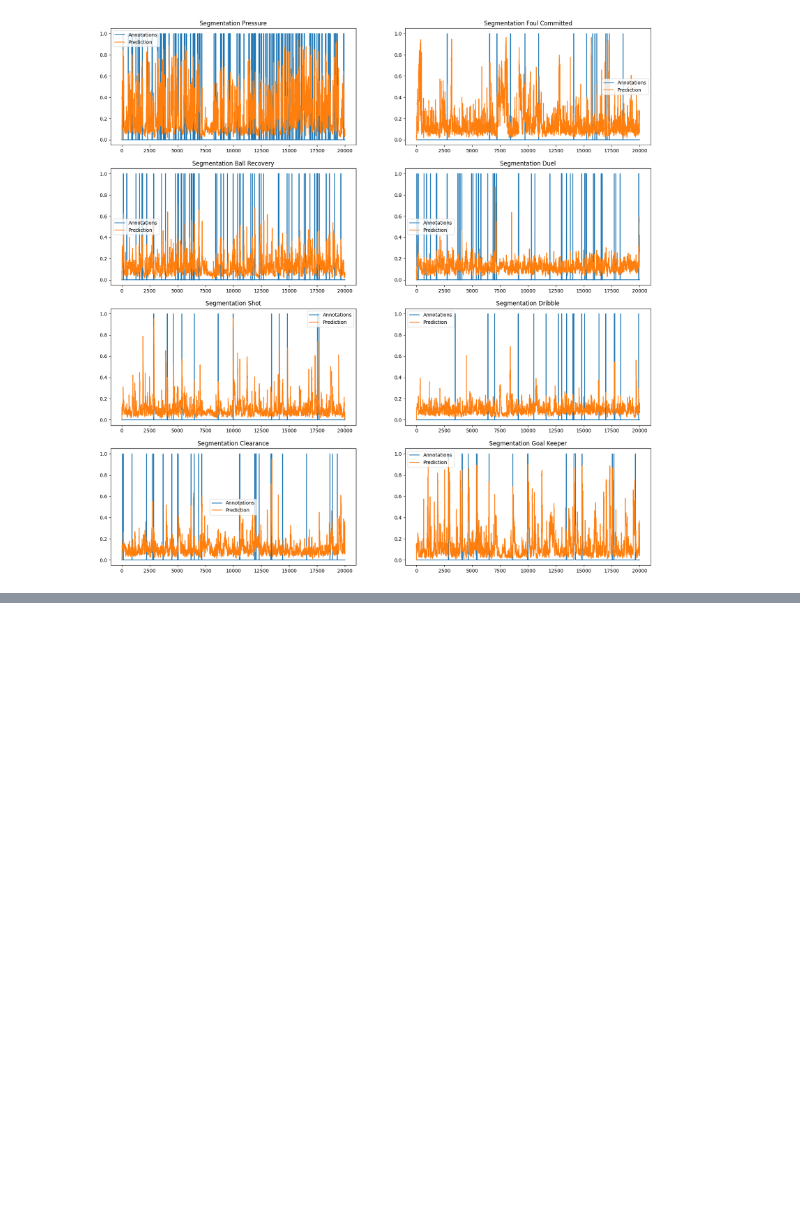
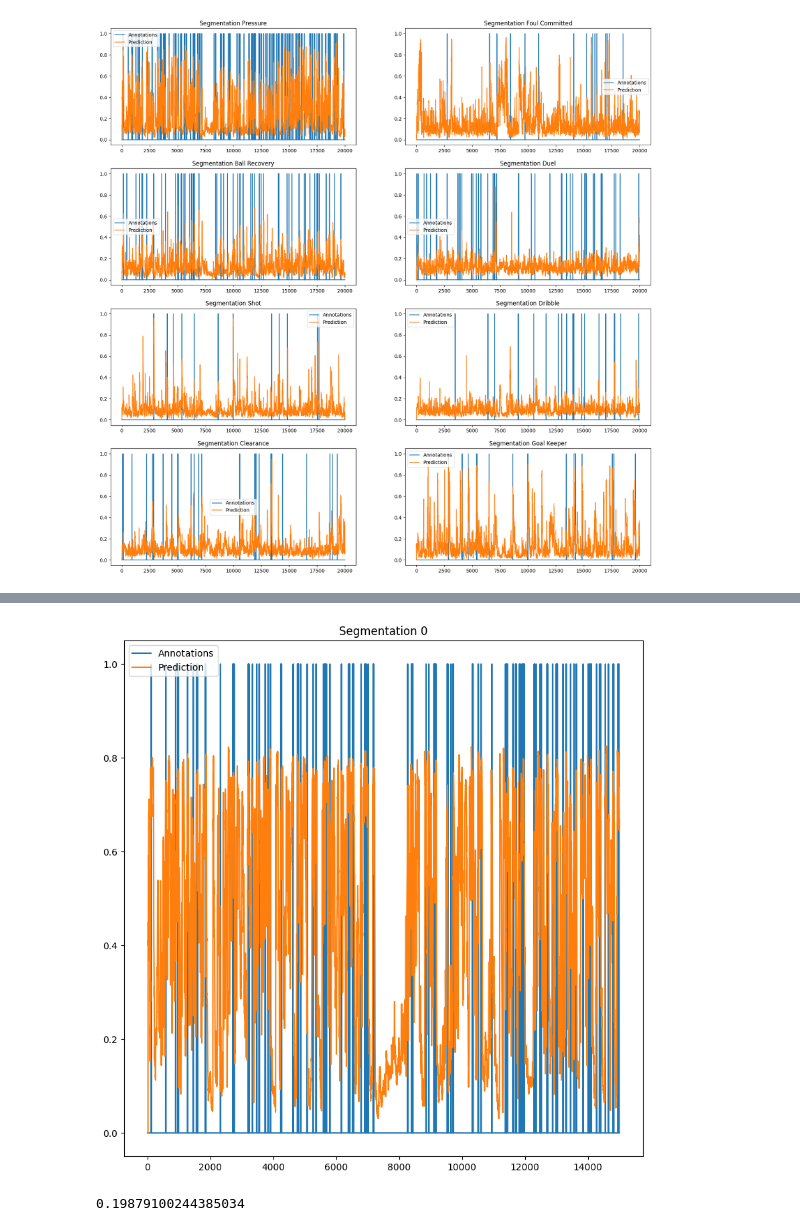
Before and after one commit to Ziolo1999/GNNsFootballEventSpotting, a Jupyter notebook: Code2/GridSearch.ipynb, the cells around one changed output, grey strips where cells are left out. Drawn from its saved outputs; the diff is of its cells as text; code cells hidden in the pictures; blank space fills up the shorter version.

Commit message:
Updated model

```diff
--- a/Code2/GridSearch.ipynb
+++ b/Code2/GridSearch.ipynb
@@ -359,3 +360,41 @@ WARNING:root:../football_games/NL2020/Datafeed - 20232 - 2030759 - Tracking raw
 WARNING:root:../football_games/NL2020/Datafeed - 20232 - 2030759 - Tracking raw data/post.samples.ball does not contain dat file
 WARNING:root:../football_games/NL2020/Datafeed - 20232 - 2030759 - Tracking raw data/post.samples.ball does not contain xml file
 [figure]
+# %%
+@dataclass
+class Args:
+    receptive_field = 6
+    framerate = 5
+    chunks_per_epoch = 1824
+    class_split = "alive"
+    num_detections = 15
+    chunk_size = 30
+    batch_size = 32
+    input_channel = 10
+    feature_multiplier=1
+    backbone_player = "GCN"
+    max_epochs=180
+    load_weights=None
+    model_name="Testing_Model"
+    evaluation_frequency=20
+    dim_capsule=16
+    lambda_coord=5.0
+    lambda_noobj=0.5
+    loss_weight_segmentation=1.0
+    loss_weight_detection=0.0
+    patience=25
+    LR=1e-03
+    GPU=0
+    max_num_worker=1
+    loglevel='INFO'
+    annotation_nr = 1
+    K_parameters = get_K_params(chunk_size)
+    focused_annotation = "Pressure"
+# %%
+args = Args
+collate_fn = collateVisGCN
+model_path = "models/detector_Pressure.pth.tar"
+model = torch.load(model_path)
+visualiser = Visualiser(collate_fn, args, model, smooth_rate=None, val=True, ann=8)
+visualiser.plot_predictions(frame_threshold=15000, save_dir="plots/PredictionsPlot.png", annotation="Pressure")
+# %% [output]
@@ -361,0 +418,7 @@ WARNING:root:../football_games/NL2020/Datafeed - 20232 - 2030759 - Tracking raw
+[figure, added]
+# %%
+from sklearn.metrics import average_precision_score
+
+average_precision_score(visualiser.annotations[:,event_enc["Pressure"]], visualiser.segmentation[:28575,0], average='macro')
+# %% [output]
+0.19879100244385034
```
Also changed, not shown: parts of 10 cells of this notebook, 17 other files.
